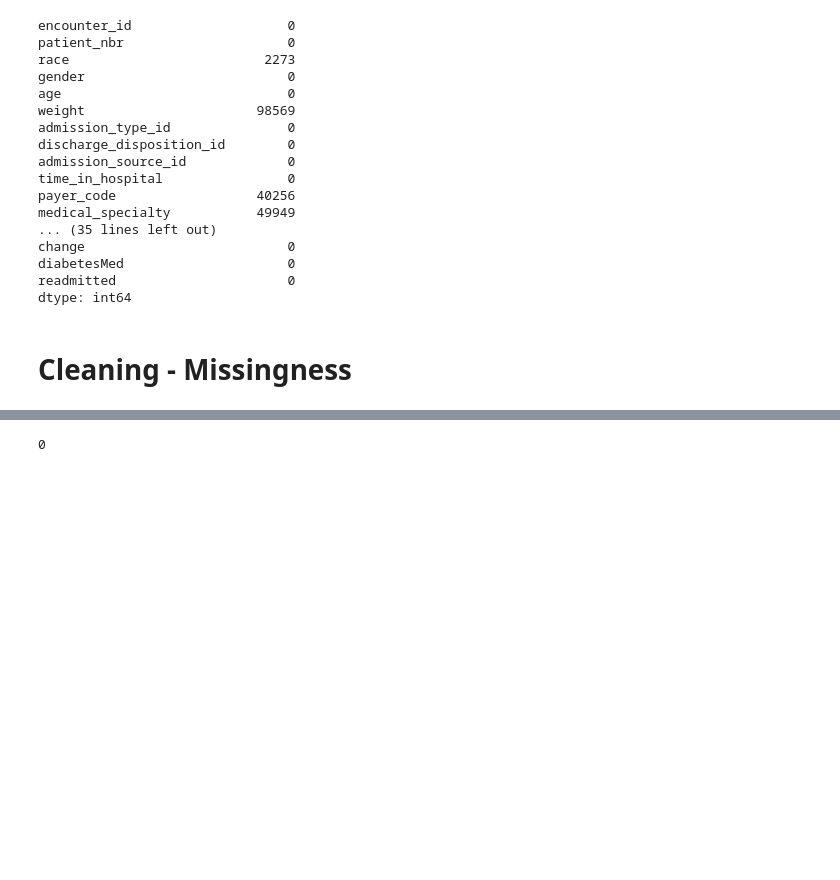
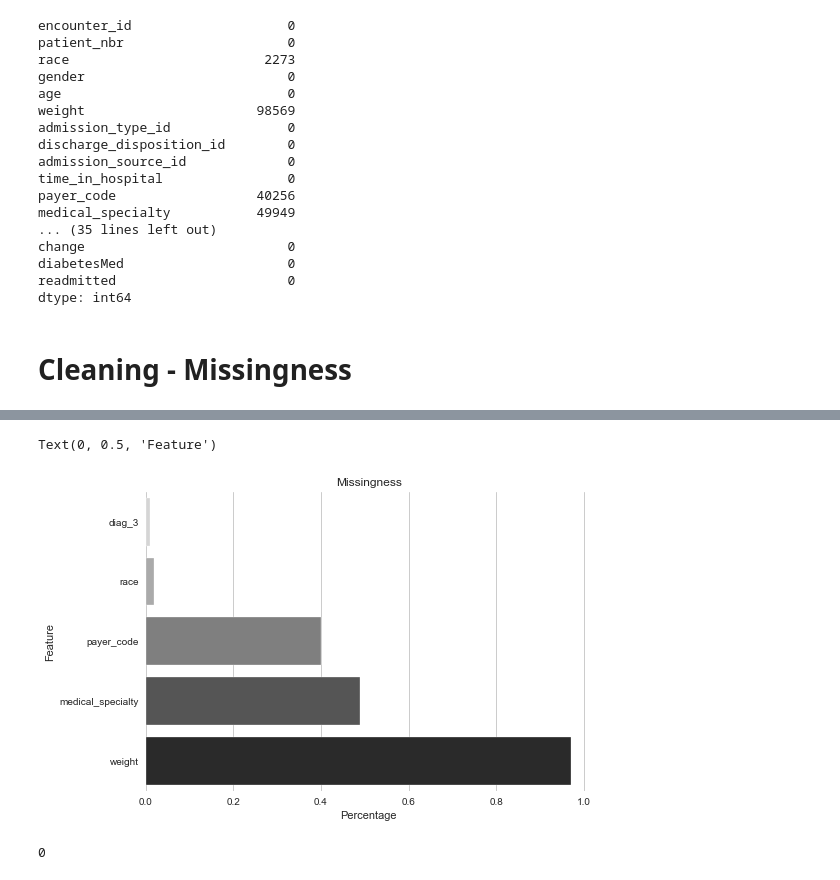
Before and after one commit to sagarwala12/HRRP, a Jupyter notebook: EDA_Final.ipynb, the cells around one changed output, grey strips where cells are left out. Drawn from its saved outputs; the diff is of its cells as text; code cells hidden in the pictures; blank space fills up the shorter version.

Commit message:
Update to charts, cleaned some code

```diff
--- a/EDA_Final.ipynb
+++ b/EDA_Final.ipynb
@@ -100,3 +102,13 @@ missing_table
+# %%
+plt.figure()
+sns.barplot(x="Percentage", y="Feature", data=missing_table , ci=95, palette = 'binary')
+sns.set_style(style="whitegrid")
+plt.title('Missingness')
+plt.xlabel('Percentage')
+plt.ylabel('Feature')
+# %% [output]
+Text(0, 0.5, 'Feature')
+[figure, added]
 # %%
 # Create target column
 #Set all values <30 to YES (Readmission), else all other values to NO
```
Also changed, not shown: parts of 3 cells of this notebook, 2 other files.
